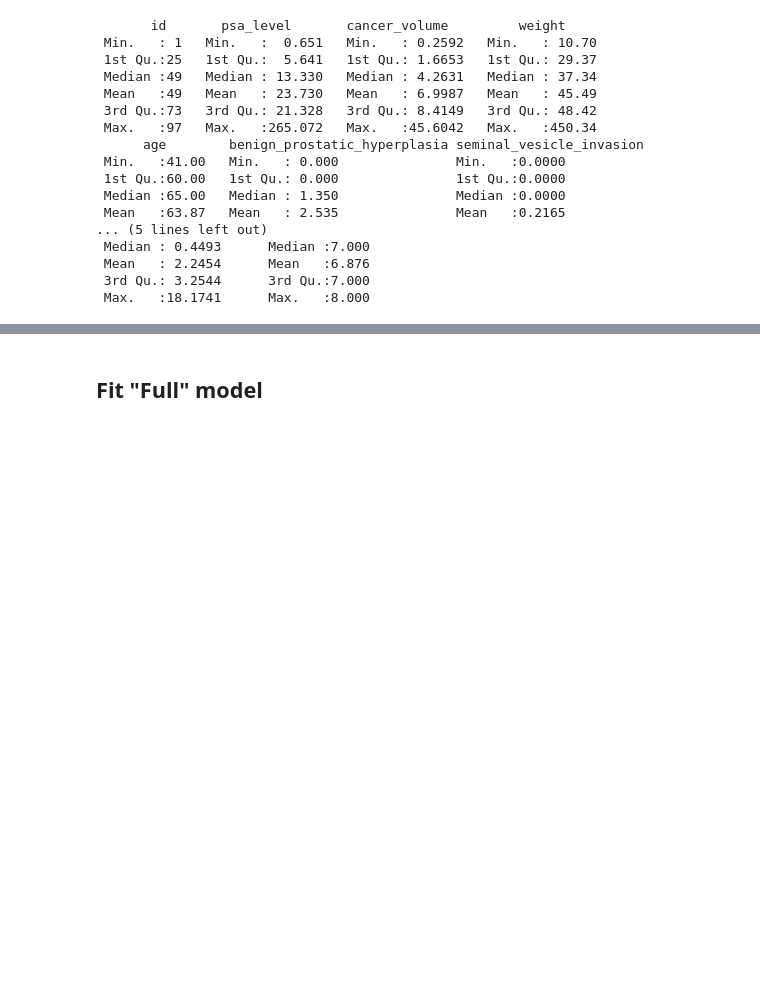
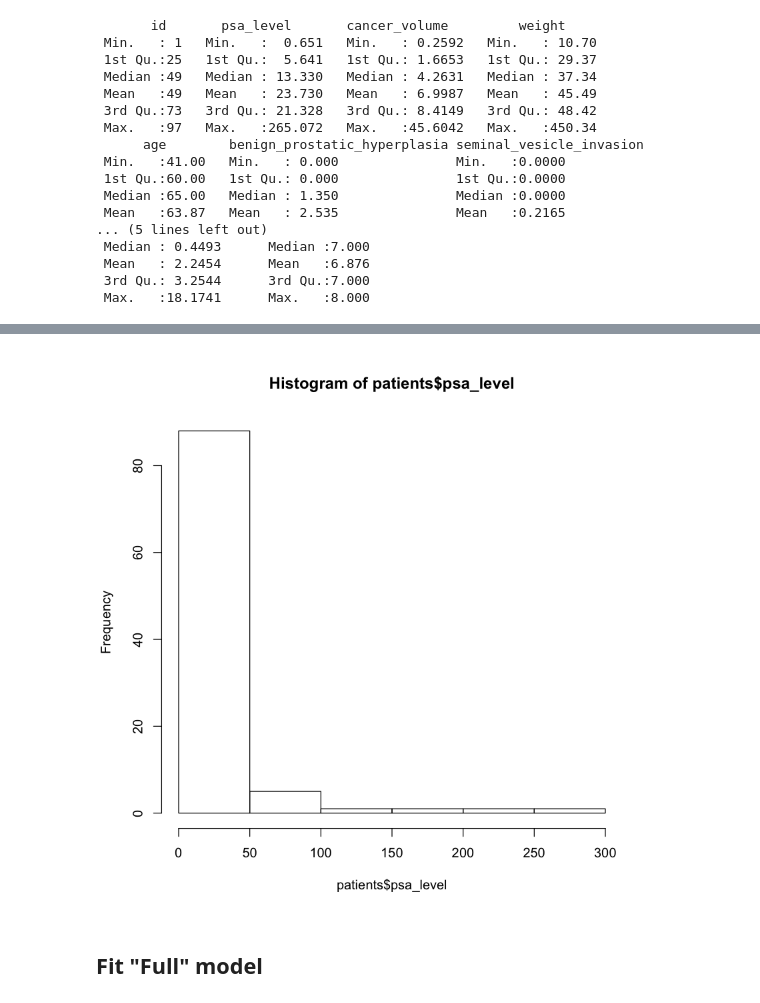
Before and after one commit to yup111/stats_project, a Jupyter notebook: course_project-Copy1.ipynb, the cells around one changed output, grey strips where cells are left out. Drawn from its saved outputs; the diff is of its cells as text; code cells hidden in the pictures; blank space fills up the shorter version.

```diff
--- a/course_project-Copy1.ipynb
+++ b/course_project-Copy1.ipynb
@@ -13,33 +13,35 @@ head(patients)
 # %%
 summary(patients)
 round(cor(patients[c("psa_level","cancer_volume","weight","age","benign_prostatic_hyperplasia","seminal_vesicle_invasion","capsular_penetration","gleason_score")]),3)
+hist(patients$psa_level)
 # %% [output]
        id       psa_level       cancer_volume         weight
  Min.   : 1   Min.   :  0.651   Min.   : 0.2592   Min.   : 10.70
  1st Qu.:25   1st Qu.:  5.641   1st Qu.: 1.6653   1st Qu.: 29.37
  Median :49   Median : 13.330   Median : 4.2631   Median : 37.34
  Mean   :49   Mean   : 23.730   Mean   : 6.9987   Mean   : 45.49
  3rd Qu.:73   3rd Qu.: 21.328   3rd Qu.: 8.4149   3rd Qu.: 48.42
  Max.   :97   Max.   :265.072   Max.   :45.6042   Max.   :450.34
       age        benign_prostatic_hyperplasia seminal_vesicle_invasion
  Min.   :41.00   Min.   : 0.000               Min.   :0.0000
  1st Qu.:60.00   1st Qu.: 0.000               1st Qu.:0.0000
  Median :65.00   Median : 1.350               Median :0.0000
  Mean   :63.87   Mean   : 2.535               Mean   :0.2165
 ... (5 lines left out)
  Median : 0.4493      Median :7.000
  Mean   : 2.2454      Mean   :6.876
  3rd Qu.: 3.2544      3rd Qu.:7.000
  Max.   :18.1741      Max.   :8.000
 |  | psa_level | cancer_volume | weight | age | benign_prostatic_hyperplasia | seminal_vesicle_invasion | ... |
 | psa_level | 1.000 | 0.624 | 0.026 | 0.017 | -0.016 | 0.529 | ... |
 | cancer_volume | 0.624 | 1.000 | 0.005 | 0.039 | -0.133 | 0.582 | ... |
 | weight | 0.026 | 0.005 | 1.000 | 0.164 | 0.322 | -0.002 | ... |
 | age | 0.017 | 0.039 | 0.164 | 1.000 | 0.366 | 0.118 | ... |
 | benign_prostatic_hyperplasia | -0.016 | -0.133 | 0.322 | 0.366 | 1.000 | -0.120 | ... |
 | seminal_vesicle_invasion | 0.529 | 0.582 | -0.002 | 0.118 | -0.120 | 1.000 | ... |
 | capsular_penetration | 0.551 | 0.693 | 0.002 | 0.100 | -0.083 | 0.680 | ... |
 | gleason_score | 0.430 | 0.481 | -0.024 | 0.226 | 0.027 | 0.429 | ... |
+[figure, added]
 # %% [markdown]
 ## Fit "Full" model
 # %%
```
Also changed, not shown: parts of 1 cell of this notebook, 3 other files.
